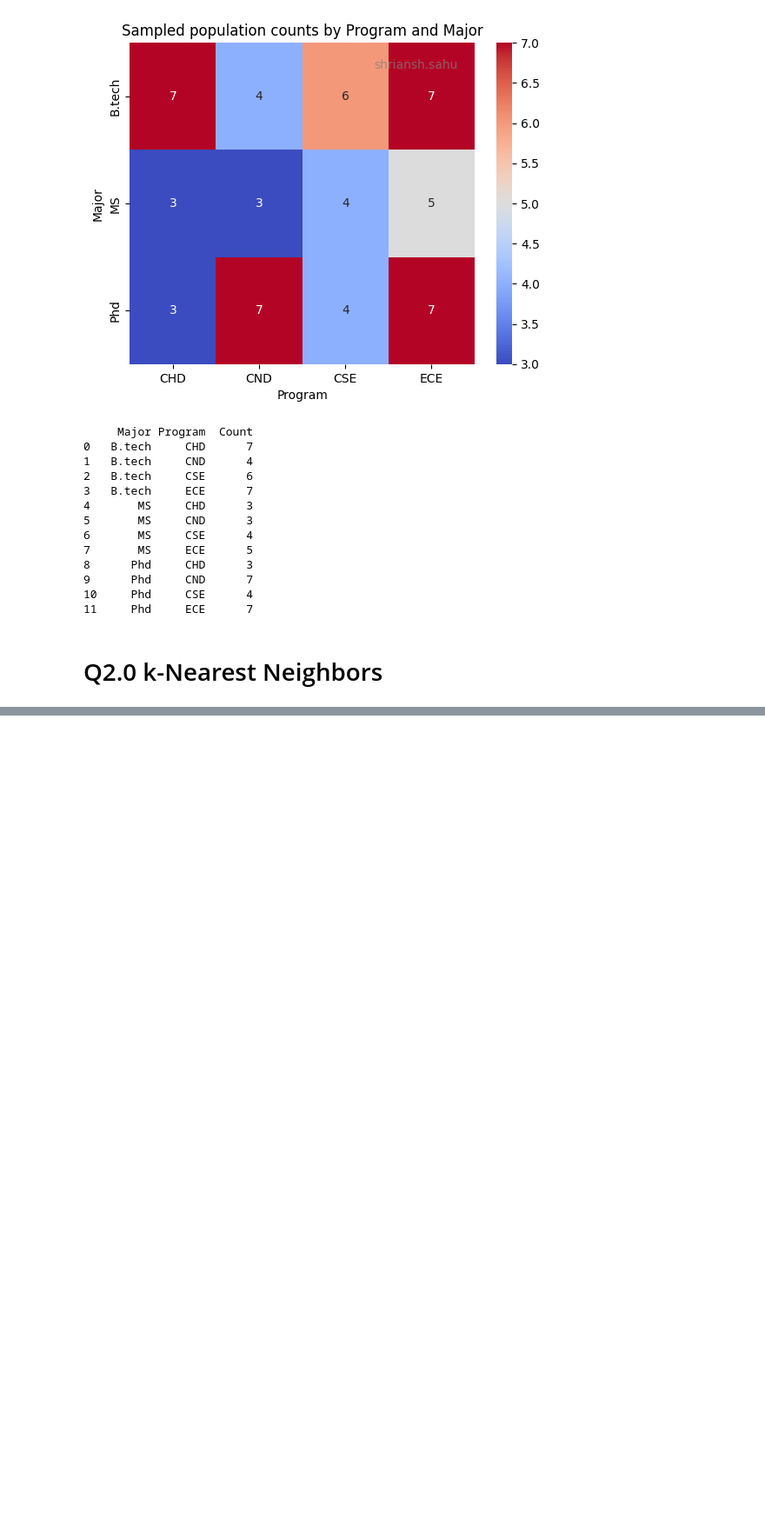
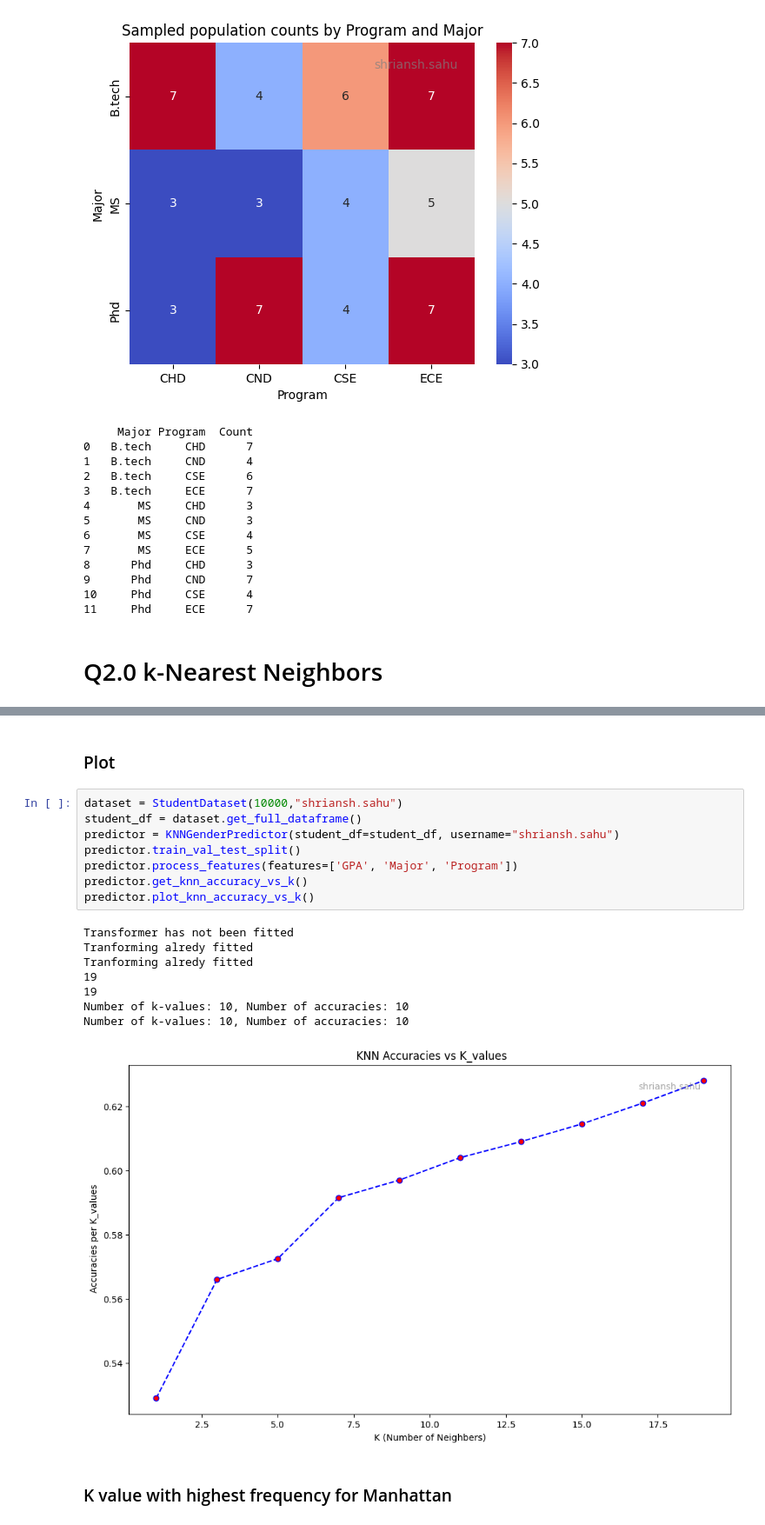
Before and after one commit to Shriansh8584/student-dataset-assignment, a Jupyter notebook: JupyterNotebook.ipynb, the cells around one changed output, grey strips where cells are left out. Shown at 87% size. Drawn from its saved outputs; the diff is of its cells as text; blank space fills up the shorter version.

```diff
--- a/JupyterNotebook.ipynb
+++ b/JupyterNotebook.ipynb
@@ -858,0 +936,21 @@ dataset.show_program_major_counts_and_heatmap(uniform_sample)
+# %% [markdown]
+### Plot
+# %%
+dataset = StudentDataset(10000,"shriansh.sahu")
+student_df = dataset.get_full_dataframe()
+predictor = KNNGenderPredictor(student_df=student_df, username="shriansh.sahu")
+predictor.train_val_test_split()
+predictor.process_features(features=['GPA', 'Major', 'Program'])
+predictor.get_knn_accuracy_vs_k()
+predictor.plot_knn_accuracy_vs_k()
+# %% [output]
+Transformer has not been fitted
+Tranforming alredy fitted
+Tranforming alredy fitted
+19
+19
+Number of k-values: 10, Number of accuracies: 10
+Number of k-values: 10, Number of accuracies: 10
+[figure, added]
+# %% [markdown]
+### K value with highest frequency for Manhattan
```
Also changed, not shown: parts of 6 cells of this notebook.
